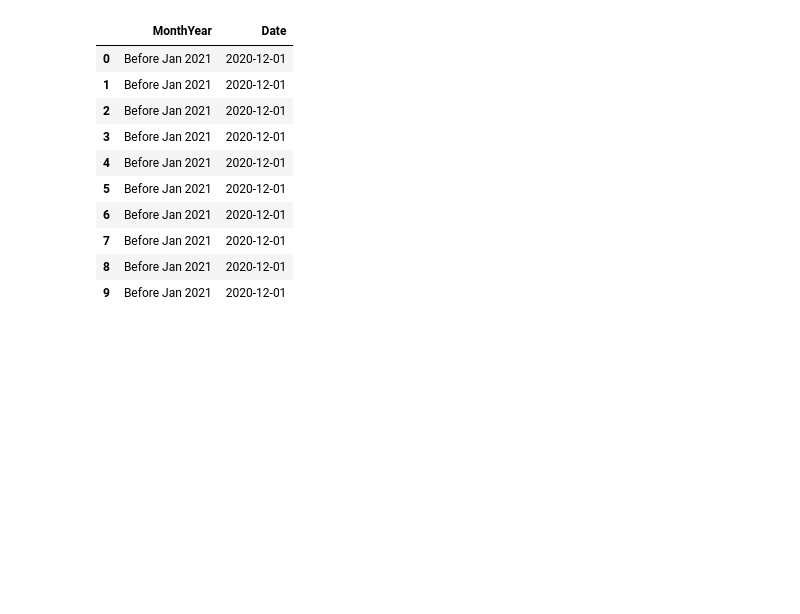
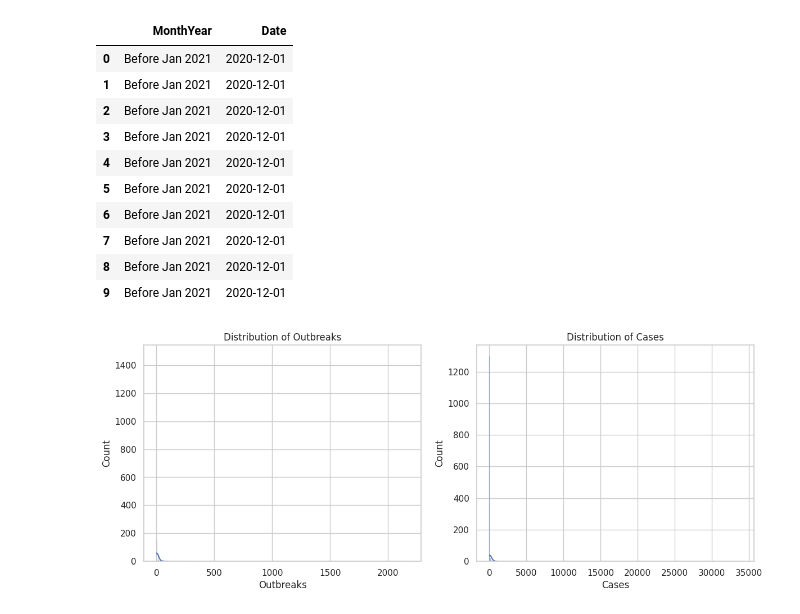
Before and after one commit to prashanthvenukonti10/Dissertation, a Jupyter notebook: Early_Prediction_of_Epidemic_Outbreaks.ipynb, the cells around one changed output. Saved outputs shown, nothing was run; the diff lists cells and outputs as text; code cells hidden in the pictures; blank space fills up the shorter version.

```diff
--- a/Early_Prediction_of_Epidemic_Outbreaks.ipynb
+++ b/Early_Prediction_of_Epidemic_Outbreaks.ipynb
@@ -74,3 +116,15 @@ df[["MonthYear", "Date"]].head(10)
 | 7 | Before Jan 2021 | 2020-12-01 |
 | 8 | Before Jan 2021 | 2020-12-01 |
 | 9 | Before Jan 2021 | 2020-12-01 |
+# %%
+fig, ax = plt.subplots(1, 2, figsize=(14,5))
+
+sns.histplot(df["Outbreaks"], kde=True, ax=ax[0])
+ax[0].set_title("Distribution of Outbreaks")
+
+sns.histplot(df["Cases"], kde=True, ax=ax[1])
+ax[1].set_title("Distribution of Cases")
+
+plt.show()
+# %% [output]
+[figure, added]
```
Also changed, not shown: parts of 18 cells of this notebook.
